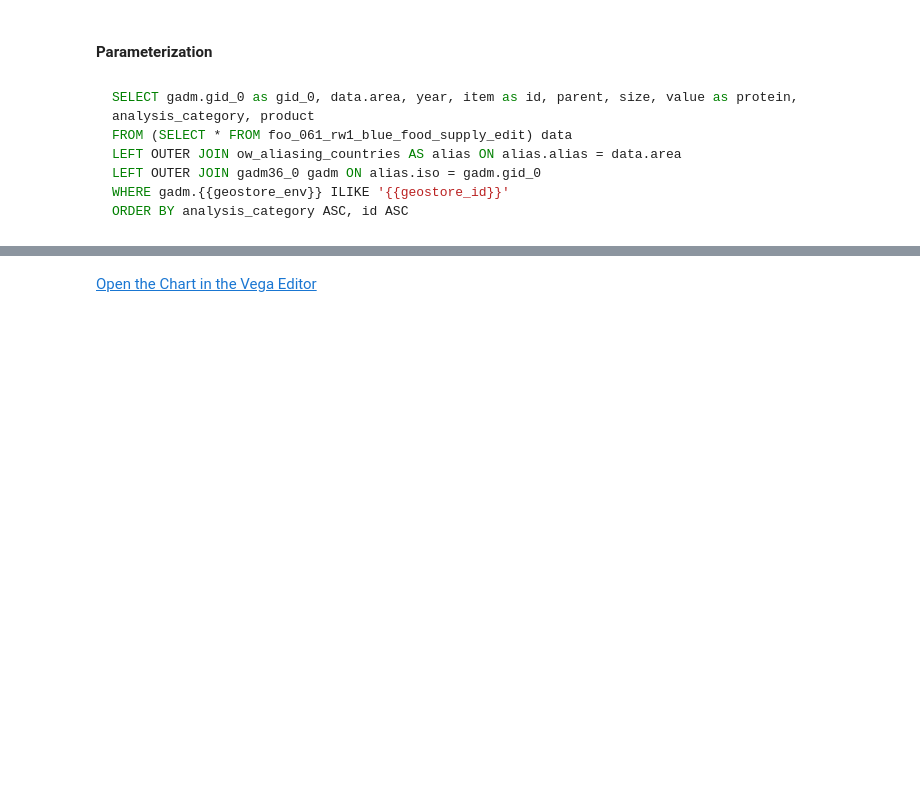
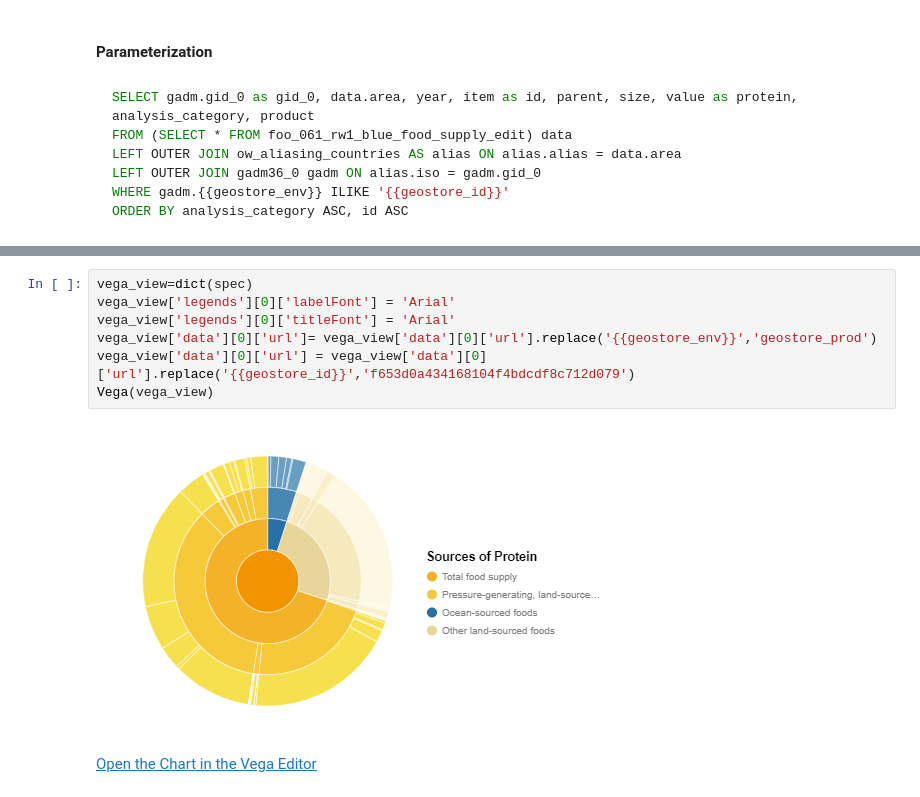
Before and after one commit to rachelthoms/wri-projects, a Jupyter notebook: ocean-watch/blue_food.ipynb, the cells around one changed output, grey strips where cells are left out. Cells and saved outputs as stored; diff of their text form; blank space fills up the shorter version.

```diff
--- a/ocean-watch/blue_food.ipynb
+++ b/ocean-watch/blue_food.ipynb
@@ -224 +227,10 @@ Vega(vegaview)
+# %%
+vega_view=dict(spec)
+vega_view['legends'][0]['labelFont'] = 'Arial'
+vega_view['legends'][0]['titleFont'] = 'Arial'
+vega_view['data'][0]['url']= vega_view['data'][0]['url'].replace('{{geostore_env}}','geostore_prod')
+vega_view['data'][0]['url'] = vega_view['data'][0]['url'].replace('{{geostore_id}}','f653d0a434168104f4bdcdf8c712d079')
+Vega(vega_view)
+# %% [output]
+[figure, added]
 # %% [markdown]
```
Also changed, not shown: parts of 5 cells of this notebook, 8 other files.
